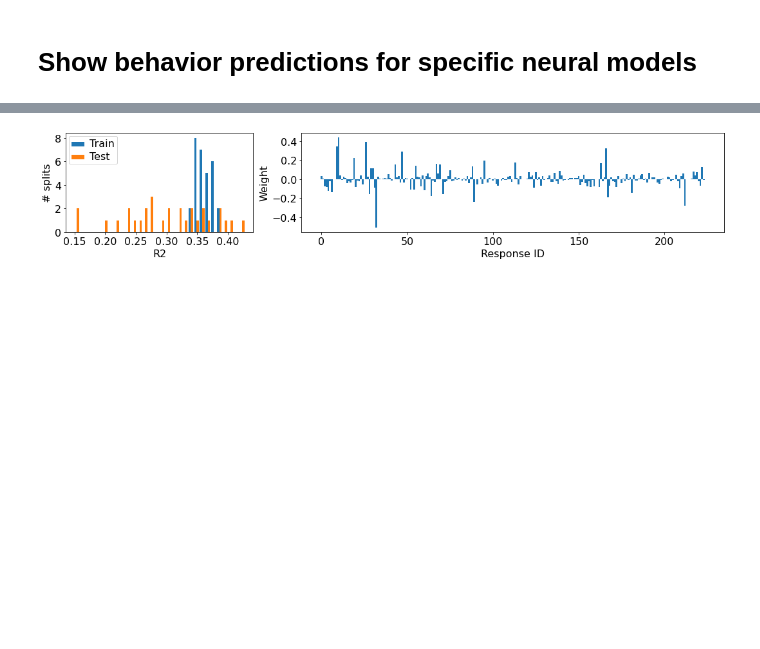
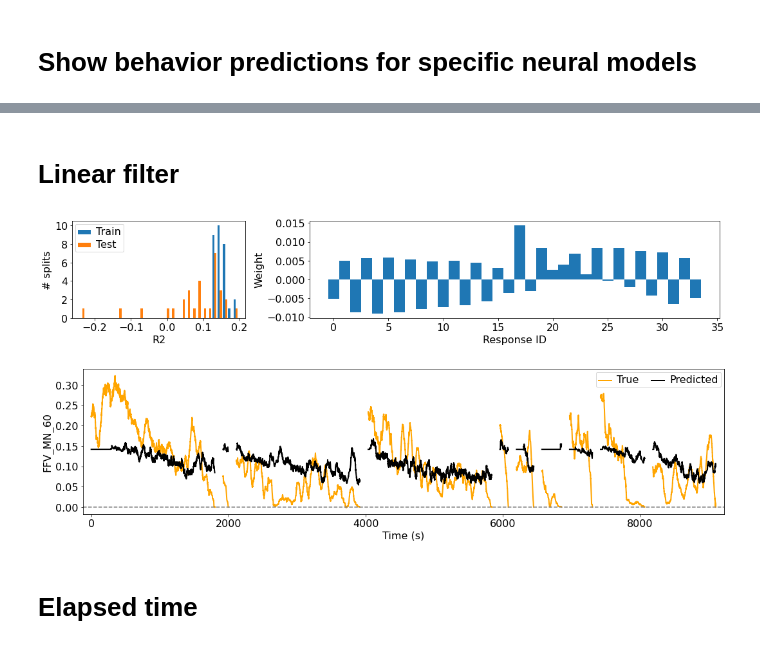
Before and after one commit to rkp8000/inferring-neural-codes, a Jupyter notebook: 6_B_show_ffv_fls_predictions.ipynb, the cells around one changed output, grey strips where cells are left out. Saved outputs shown, nothing was run; the diff lists cells and outputs as text; code cells hidden in the pictures; blank space fills up the shorter version.

```diff
--- a/6_B_show_ffv_fls_predictions.ipynb
+++ b/6_B_show_ffv_fls_predictions.ipynb
@@ -50,16 +90,55 @@ FSAVE = f'data/simple/mlv/{LOAD_DIR}/baker_{NRL_MDL}_{"_".join(STRAINS).lower()}
+# %% [markdown]
+# Linear filter
+# %%
+FSAVE = f'data/simple/mlv/lin_filter/rc_lin_{"_".join(STRAINS).lower()}_{TARG.lower()}_ridge_alpha_{ALPHA}.npy'
+# FSAVE = f'data/simple/mlv/neur_basic/{"_".join(STRAINS).lower()}_{TARG.lower()}_from_time.npy'
+
+# LOAD_DIR = 'neur_basic'
+# LOAD_DIR = 'dyn_alt'
+
+# NRL_MDL = 'lin'  # linear neural model
+# NRL_MDL = 'ln2e'  # linear-nonlinear model
+# NRL_MDL = 'dyn'  # dynamical neural model
+# NRL_MDL = 'dyn_nonadapt'
+
+# FSAVE = f'data/simple/mlv/{LOAD_DIR}/baker_{NRL_MDL}_{"_".join(STRAINS).lower()}_{TARG.lower()}_ridge_alpha_{ALPHA}.npy'
 # %%
 data = np.load(FSAVE, allow_pickle=True)[0]
 
 gs = gridspec.GridSpec(1, 3)
 
 fig = plt.figure(figsize=(15, 3), tight_layout=True)
 axs = [fig.add_subplot(gs[0, 0]), fig.add_subplot(gs[0, 1:])]
 
 axs[0].hist(np.transpose([data['r2_train'][TARG], data['r2_test'][TARG]]), bins=30)
 axs[0].legend(['Train', 'Test'])
 set_plot(axs[0], x_label='R2', y_label='# splits', font_size=16)
 
 axs[1].bar(np.arange(data['w'][TARG].shape[1]), np.mean(data['w'][TARG], axis=0), width=1)
 set_plot(axs[1], x_label='Response ID', y_label='Weight', font_size=16)
+
+ISPLIT = 0
+TEST_ITRS = [0, 3, 4, 5, 6, 7, 8, 9, 13, 15]
+
+fig, ax = plt.subplots(1, 1, figsize=(15, 4), tight_layout=True)
+t_offset = 0
+t_spacing = 120
+
+for itr in TEST_ITRS:
+    y = data['ys_test'][TARG][ISPLIT][itr]
+    y_hat = data['y_hats_test'][TARG][ISPLIT][itr]
+    t = np.arange(len(y))/FPS
+
+    ax.plot(t + t_offset, y, c='orange', lw=2)
+    ax.plot(t + t_offset, y_hat, c='k', lw=2)
+
+    t_offset += t[-1] + t_spacing
+
+ax.axhline(0, ls='--', color='gray')
+ax.legend(['True', 'Predicted'], ncol=2)
+set_plot(ax, x_lim=(-t_spacing, t_offset), x_label='Time (s)', y_label=TARG, font_size=16)
 # %% [output]
-[figure, old version]
+[figure, new version]
+[figure, added]
+# %% [markdown]
+# Elapsed time
```
Also changed, not shown: parts of 16 cells of this notebook.
